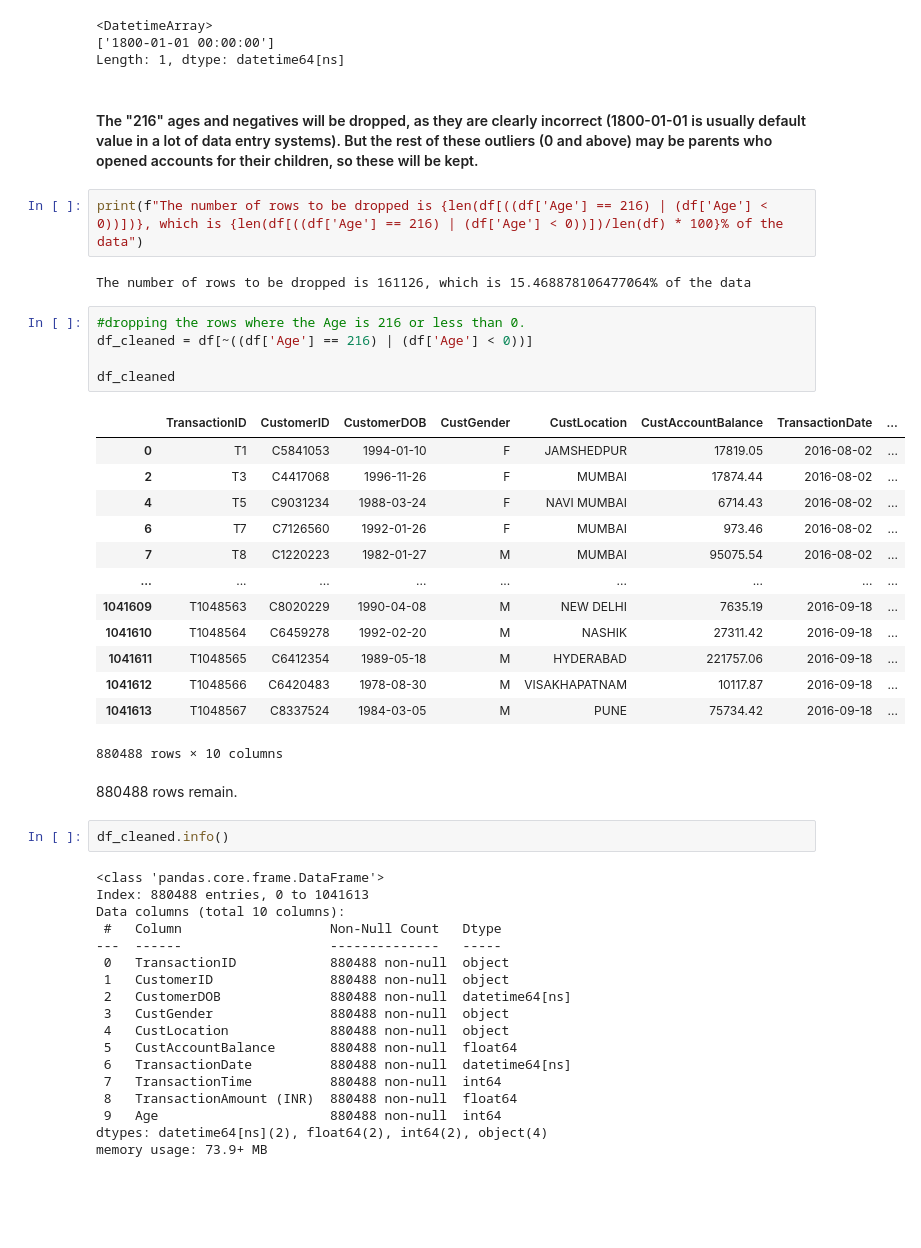
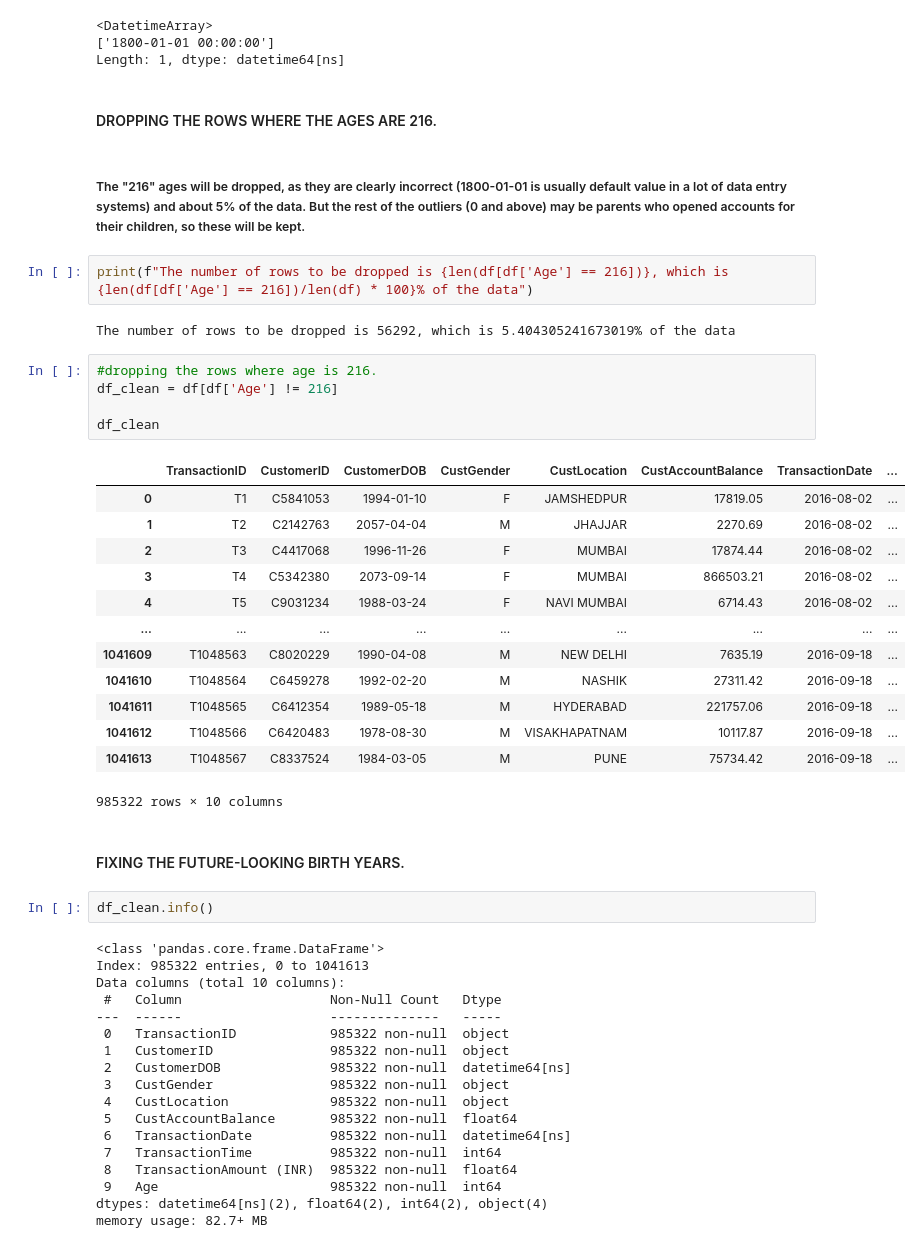
Before and after one commit to mosimii/banktrust-rfm-customer-segmentation, a Jupyter notebook: rfm_customer_segmentation_banktrust.ipynb, the cells around one changed output. Cells and saved outputs as stored; diff of their text form; blank space fills up the shorter version.

Commit message:
Finalise age column cleaning

```diff
--- a/rfm_customer_segmentation_banktrust.ipynb
+++ b/rfm_customer_segmentation_banktrust.ipynb
@@ -331,50 +337,52 @@ customers_aged_216['CustomerDOB'].unique() #checking the unique dates of birth f
 <DatetimeArray>
 ['1800-01-01 00:00:00']
 Length: 1, dtype: datetime64[ns]
+# %% [markdown]
+#### DROPPING THE ROWS WHERE THE AGES ARE 216.
 # %% [markdown]
-#### The "216" ages and negatives will be dropped, as they are clearly incorrect (1800-01-01 is usually default value in a lot of data entry systems). But the rest of these outliers (0 and above) may be parents who opened accounts for their children, so these will be kept.
+##### The "216" ages will be dropped, as they are clearly incorrect (1800-01-01 is usually default value in a lot of data entry systems) and about 5% of the data. But the rest of the outliers (0 and above) may be parents who opened accounts for their children, so these will be kept.
 # %%
-print(f"The number of rows to be dropped is {len(df[((df['Age'] == 216) | (df['Age'] < 0))])}, which is {len(df[((df['Age'] == 216) | (df['Age'] < 0))])/len(df) * 100}% of the data")
+print(f"The number of rows to be dropped is {len(df[df['Age'] == 216])}, which is {len(df[df['Age'] == 216])/len(df) * 100}% of the data")
 # %% [output]
-The number of rows to be dropped is 161126, which is 15.468878106477064% of the data
+The number of rows to be dropped is 56292, which is 5.404305241673019% of the data
 # %%
-#dropping the rows where the Age is 216 or less than 0.
-df_cleaned = df[~((df['Age'] == 216) | (df['Age'] < 0))]
+#dropping the rows where age is 216.
+df_clean = df[df['Age'] != 216]
 
-df_cleaned
+df_clean
 # %% [output]
 |  | TransactionID | CustomerID | CustomerDOB | CustGender | CustLocation | CustAccountBalance | TransactionDate | ... |
 | 0 | T1 | C5841053 | 1994-01-10 | F | JAMSHEDPUR | 17819.05 | 2016-08-02 | ... |
+| 1 | T2 | C2142763 | 2057-04-04 | M | JHAJJAR | 2270.69 | 2016-08-02 | ... |
 | 2 | T3 | C4417068 | 1996-11-26 | F | MUMBAI | 17874.44 | 2016-08-02 | ... |
+| 3 | T4 | C5342380 | 2073-09-14 | F | MUMBAI | 866503.21 | 2016-08-02 | ... |
 | 4 | T5 | C9031234 | 1988-03-24 | F | NAVI MUMBAI | 6714.43 | 2016-08-02 | ... |
-| 6 | T7 | C7126560 | 1992-01-26 | F | MUMBAI | 973.46 | 2016-08-02 | ... |
-| 7 | T8 | C1220223 | 1982-01-27 | M | MUMBAI | 95075.54 | 2016-08-02 | ... |
 | ... | ... | ... | ... | ... | ... | ... | ... | ... |
 | 1041609 | T1048563 | C8020229 | 1990-04-08 | M | NEW DELHI | 7635.19 | 2016-09-18 | ... |
 | 1041610 | T1048564 | C6459278 | 1992-02-20 | M | NASHIK | 27311.42 | 2016-09-18 | ... |
 | 1041611 | T1048565 | C6412354 | 1989-05-18 | M | HYDERABAD | 221757.06 | 2016-09-18 | ... |
 | 1041612 | T1048566 | C6420483 | 1978-08-30 | M | VISAKHAPATNAM | 10117.87 | 2016-09-18 | ... |
 | 1041613 | T1048567 | C8337524 | 1984-03-05 | M | PUNE | 75734.42 | 2016-09-18 | ... |
-880488 rows × 10 columns
+985322 rows × 10 columns
-# %% [markdown]
-880488 rows remain.
+# %% [markdown]
+#### FIXING THE FUTURE-LOOKING BIRTH YEARS.
 # %%
-df_cleaned.info()
+df_clean.info()
 # %% [output]
 <class 'pandas.core.frame.DataFrame'>
-Index: 880488 entries, 0 to 1041613
+Index: 985322 entries, 0 to 1041613
 Data columns (total 10 columns):
  #   Column                   Non-Null Count   Dtype
 ---  ------                   --------------   -----
- 0   TransactionID            880488 non-null  object
- 1   CustomerID               880488 non-null  object
- 2   CustomerDOB              880488 non-null  datetime64[ns]
- 3   CustGender               880488 non-null  object
- 4   CustLocation             880488 non-null  object
- 5   CustAccountBalance       880488 non-null  float64
- 6   TransactionDate          880488 non-null  datetime64[ns]
- 7   TransactionTime          880488 non-null  int64
- 8   TransactionAmount (INR)  880488 non-null  float64
- 9   Age                      880488 non-null  int64
+ 0   TransactionID            985322 non-null  object
+ 1   CustomerID               985322 non-null  object
+ 2   CustomerDOB              985322 non-null  datetime64[ns]
+ 3   CustGender               985322 non-null  object
+ 4   CustLocation             985322 non-null  object
+ 5   CustAccountBalance       985322 non-null  float64
+ 6   TransactionDate          985322 non-null  datetime64[ns]
+ 7   TransactionTime          985322 non-null  int64
+ 8   TransactionAmount (INR)  985322 non-null  float64
+ 9   Age                      985322 non-null  int64
 dtypes: datetime64[ns](2), float64(2), int64(2), object(4)
-memory usage: 73.9+ MB
+memory usage: 82.7+ MB
```
Also changed, not shown: parts of 17 cells of this notebook.
